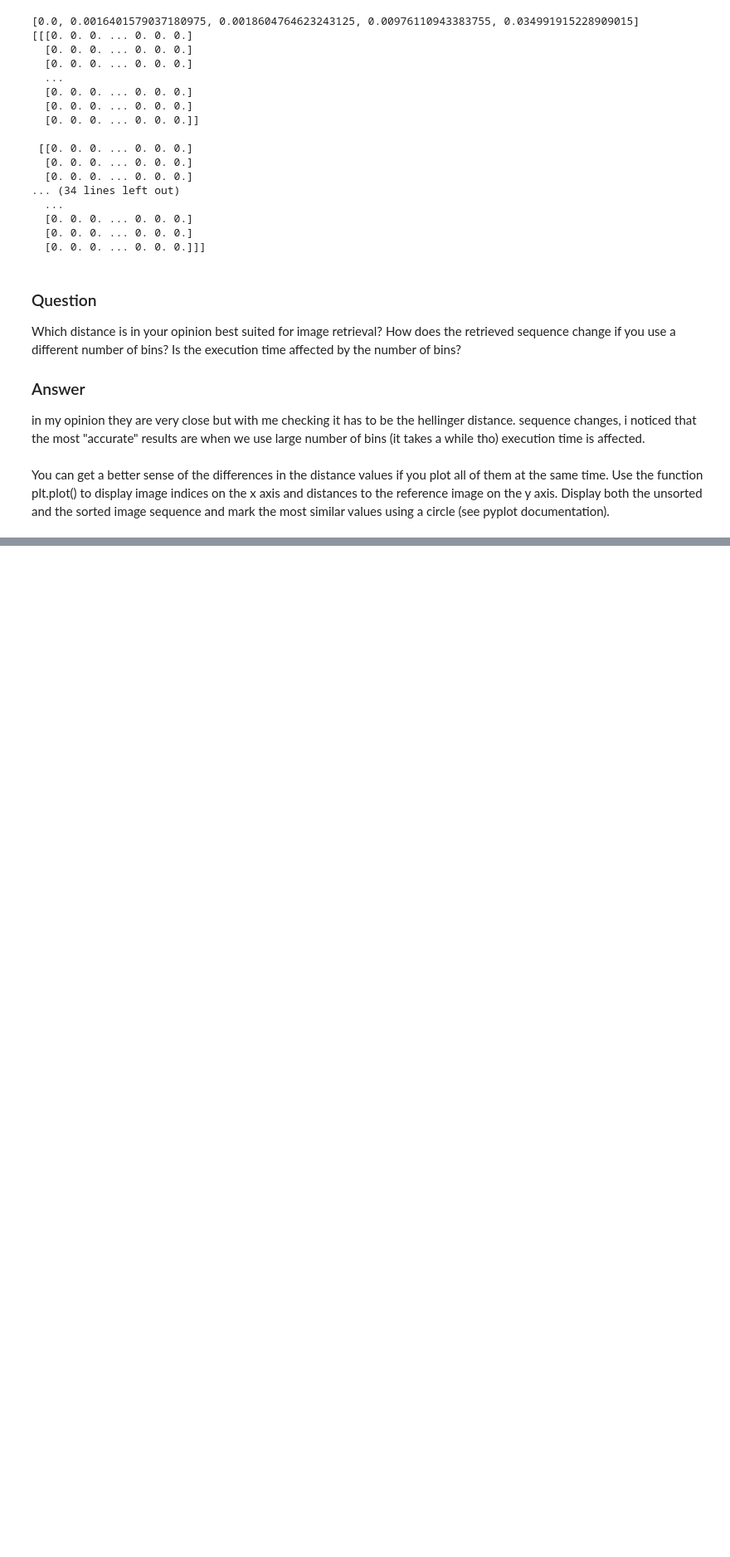
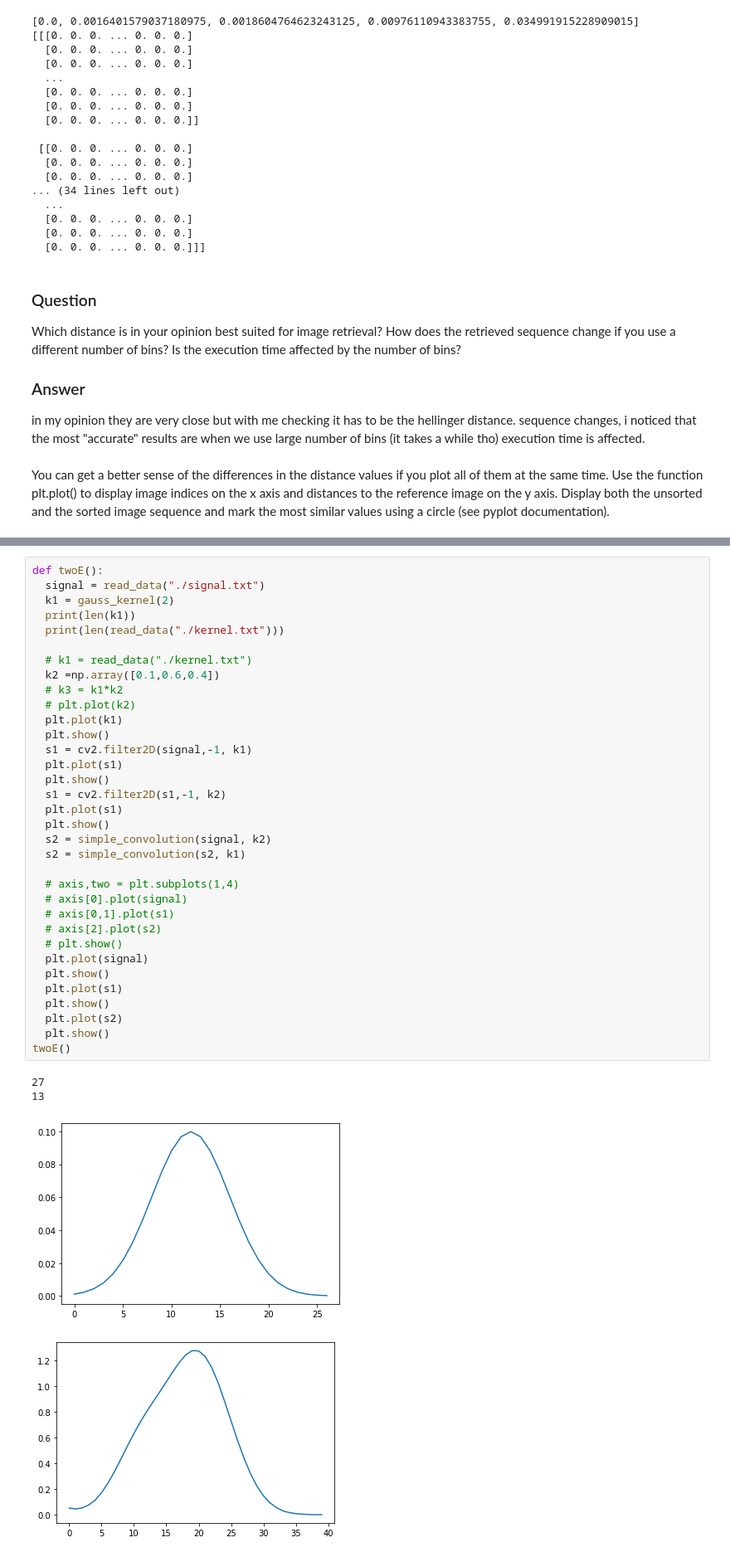
Before and after one commit to BlazBone/uz-vaje, a Jupyter notebook: assignment2/assignemnt.ipynb, the cells around one changed output, grey strips where cells are left out. Shown at 83% size. Cells and saved outputs as stored; diff of their text form; blank space fills up the shorter version.

```diff
--- a/assignment2/assignemnt.ipynb
+++ b/assignment2/assignemnt.ipynb
@@ -297,0 +371,39 @@ circle (see pyplot documentation).
+# %%
+def twoE():
+  signal = read_data("./signal.txt")
+  k1 = gauss_kernel(2)
+  print(len(k1))
+  print(len(read_data("./kernel.txt")))
+
+  # k1 = read_data("./kernel.txt")
+  k2 =np.array([0.1,0.6,0.4])
+  # k3 = k1*k2
+  # plt.plot(k2)
+  plt.plot(k1)
+  plt.show()
+  s1 = cv2.filter2D(signal,-1, k1)
+  plt.plot(s1)
+  plt.show()
+  s1 = cv2.filter2D(s1,-1, k2)
+  plt.plot(s1)
+  plt.show()
+  s2 = simple_convolution(signal, k2)
+  s2 = simple_convolution(s2, k1)
+
+  # axis,two = plt.subplots(1,4)
+  # axis[0].plot(signal)
+  # axis[0,1].plot(s1)
+  # axis[2].plot(s2)
+  # plt.show()
+  plt.plot(signal)
+  plt.show()
+  plt.plot(s1)
+  plt.show()
+  plt.plot(s2)
+  plt.show()
+twoE()
+# %% [output]
+27
+13
+[figure, added]
+[figure, added]
```
Also changed, not shown: parts of 4 cells of this notebook.
